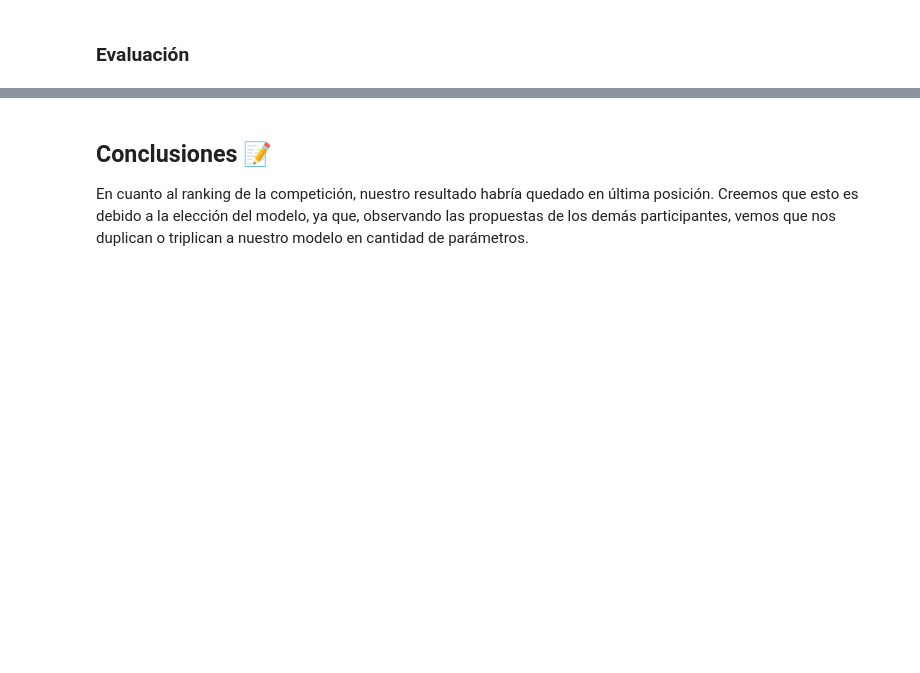
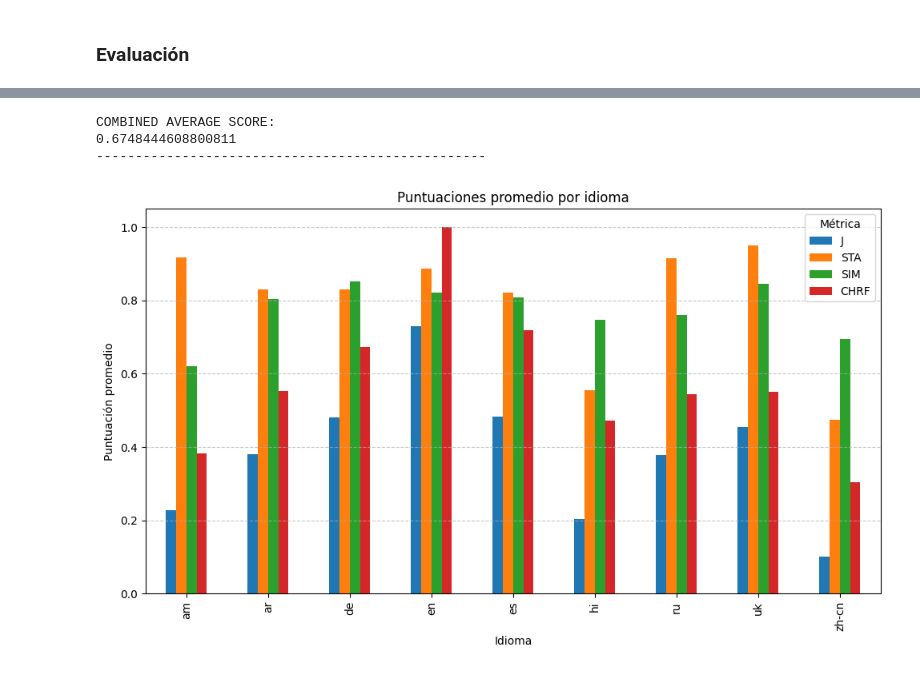
Before and after one commit to 18mgdev/nlp_detox, a Jupyter notebook: nlp_detox.ipynb, the cells around one changed output, grey strips where cells are left out. Saved outputs shown, nothing was run; the diff lists cells and outputs as text; code cells hidden in the pictures; blank space fills up the shorter version.

```diff
--- a/nlp_detox.ipynb
+++ b/nlp_detox.ipynb
@@ -280,8 +289,8 @@ y_train = list(train['neutral_sentence_en'])
 X_val = list(val['toxic_sentence_en'])
 y_val = list(val['neutral_sentence_en'])
 
-X_test = list(test['toxic_sentence'])
-y_test = list(test['neutral_sentence'])
+X_test = list(test['toxic_sentence_en'])
+y_test = list(test['neutral_sentence_en'])
 
 for i,e in enumerate(y_test):
     if not isinstance(e, str):
@@ -866,7 +854,7 @@ def evaluate_sta(
     model: AutoModelForSequenceClassification,
     tokenizer: AutoTokenizer,
     texts: List[str],
-    target_label: int = 1,  # 1 is polite, 0 is toxic
+    target_label: int = 0,  # 1 is polite, 0 is toxic
     batch_size: int = 32,
 ) -> npt.NDArray[np.float64]:
     """
@@ -948,9 +936,10 @@ def evaluate_style_transfer(
     style_tokenizer: AutoTokenizer,
     meaning_model: SentenceTransformer,
     references: Optional[List[str]] = None,
-    style_target_label: int = 1,
+    style_target_label: int = 0,
     batch_size: int = 32,
 ) -> Dict[str, np.ndarray]:
+
     accuracy = evaluate_sta(
         style_model,
         style_tokenizer,
@@ -1008,7 +997,7 @@ def run_evaluation(
     golden_data: Optional[pd.DataFrame] = None,
     style_model_name: str = "textdetox/xlmr-large-toxicity-classifier",
     meaning_model_name: str = "sentence-transformers/LaBSE",
-    style_target_label: int = 1,
+    style_target_label: int = 0,
     batch_size: int = 32,
     use_cuda: bool = True,
 ) -> Dict[str, np.ndarray]:
@@ -1064,9 +1051,0 @@ df_test.sample(5)
-# %%
-average_leaderboard_score = df_test['J'].mean()
-print("COMBINED AVERAGE SCORE:")
-print(average_leaderboard_score)
-
-for language in df_test['source_language'].unique():
-  print(f"AVERAGE SCORE FOR {language}:")
-  mean_value = df_test[df_test['source_language'] == language]['J'].mean()
-  print(f"{mean_value:.6f}")
@@ -1094,4 +1052,40 @@ AVERAGE SCORE FOR uk:
-# %% [markdown]
-## Conclusiones 📝
-
-En cuanto al ranking de la competición, nuestro resultado habría quedado en última posición. Creemos que esto es debido a la elección del modelo, ya que, observando las propuestas de los demás participantes, vemos que nos duplican o triplican a nuestro modelo en cantidad de parámetros.
+# %%
+average_leaderboard_score = df_test['J'].mean()
+print("COMBINED AVERAGE SCORE:")
+print(average_leaderboard_score)
+print("-" * 50)
+
+results = {
+    'source_language': [],
+    'J': [],
+    'STA': [],
+    'SIM': [],
+    'CHRF': []
+}
+
+for language in df_test['source_language'].unique():
+    results['source_language'].append(language)
+    results['J'].append(df_test[df_test['source_language'] == language]['J'].mean())
+    results['STA'].append(df_test[df_test['source_language'] == language]['STA'].mean())
+    results['SIM'].append(df_test[df_test['source_language'] == language]['SIM'].mean())
+    results['CHRF'].append(df_test[df_test['source_language'] == language]['CHRF'].mean())
+
+df_results = pd.DataFrame(results)
+
+grouped = df_results.groupby('source_language')[['J', 'STA', 'SIM', 'CHRF']].mean()
+
+grouped.plot(kind='bar', figsize=(10, 6))
+
+plt.title("Puntuaciones promedio por idioma")
+plt.xlabel("Idioma")
+plt.ylabel("Puntuación promedio")
+plt.legend(title="Métrica")
+plt.grid(axis='y', linestyle='--', alpha=0.7)
+plt.tight_layout()
+
+plt.show()
+# %% [output]
+COMBINED AVERAGE SCORE:
+0.6748444608800811
+--------------------------------------------------
+[figure, added]
```
Also changed, not shown: parts of 25 cells of this notebook, 1 other file.
